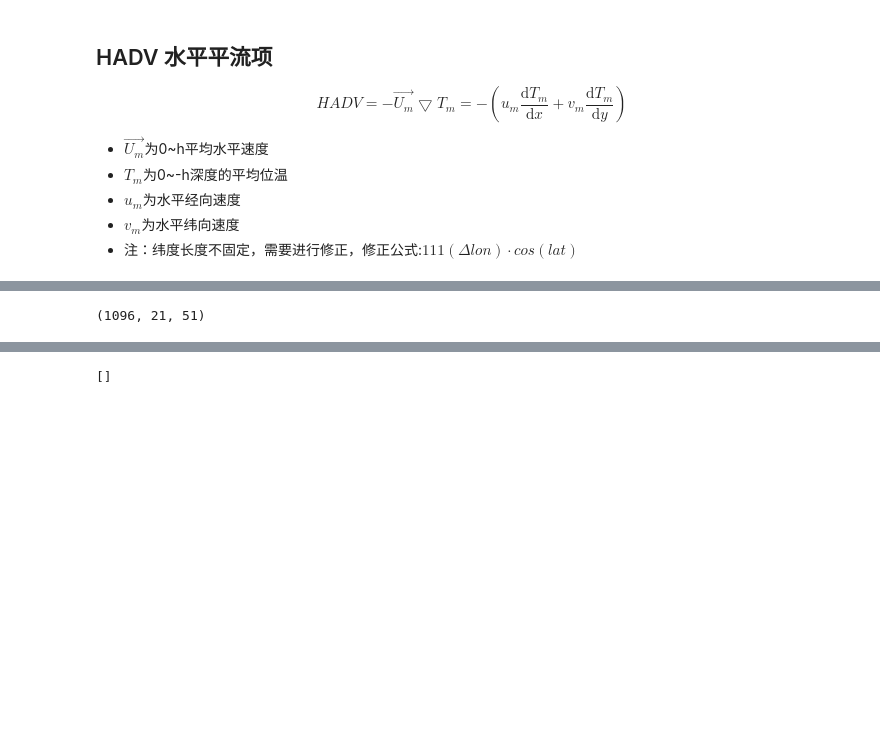
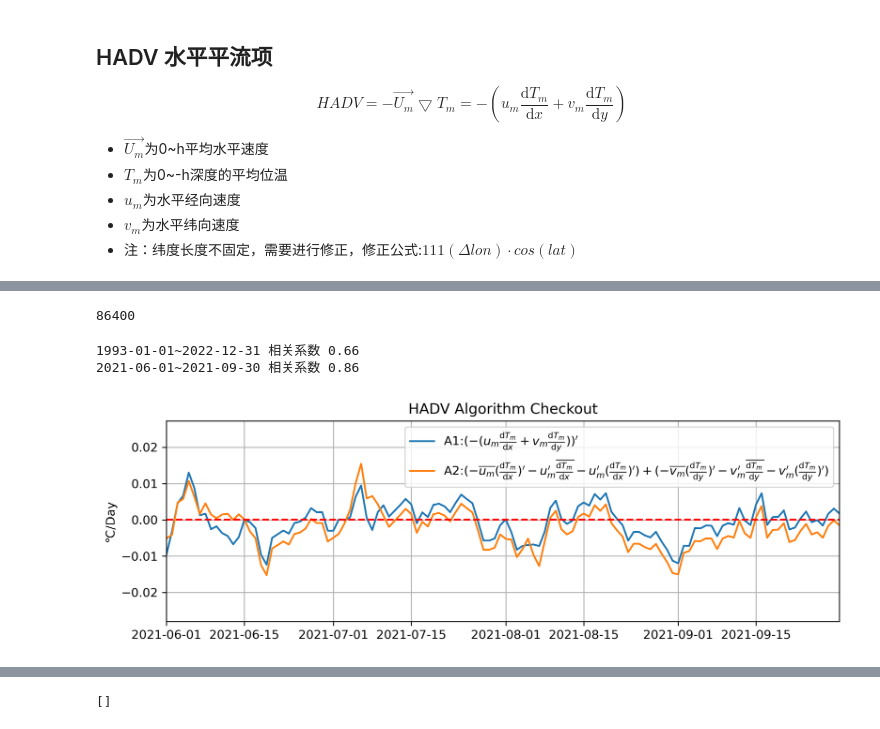
Before and after one commit to Yuhan-xue/heat_budget, a Jupyter notebook: MHW_HB/MHW_0518.ipynb, the cells around one changed output, grey strips where cells are left out. Cells and saved outputs as stored; diff of their text form; code cells hidden in the pictures; blank space fills up the shorter version.

```diff
--- a/MHW_HB/MHW_0518.ipynb
+++ b/MHW_HB/MHW_0518.ipynb
@@ -387,10 +388,10 @@ v_below_mld = np.ma.masked_array(Bran_v, mask=selector)
 vs=np.array(np.nanmean(v_below_mld,axis=1))
 # %%
 
-dx=np.array([(mlt[:,i,1:]-mlt[:,i,:-1])/(111e3/4*np.cos(lat[i]/180*np.pi)) for i in range(0,lat.shape[0])])
+dx=np.array([(mlt[:,i,1:]-mlt[:,i,:-1])/(111e3*2*np.cos(lat[i]/180*np.pi)) for i in range(0,lat.shape[0])])
 dx=np.swapaxes(dx,0,1)
-dy=(mlt[:,1:,:]-mlt[:,:-1,:])/(111e3/4)
+dy=(mlt[:,1:,:]-mlt[:,:-1,:])/(111e3*2)
 # %%
 
 t= np.arange(date(1993,1,1).toordinal(),date(2022,12,31).toordinal()+1)# For ClimCal
-hadv=Ano_allinone(detrend_allinone((us[:,:-1,:-1]*dx[:,:-1,:]+vs[:,:-1,:-1]*dy[:,:,:-1])*-1))
+hadv=detrend_allinone(Ano_allinone((us[:,:-1,:-1]*dx[:,:-1,:]*-1+vs[:,:-1,:-1]*dy[:,:,:-1])*-1))
@@ -407,0 +409,10 @@ plt.grid()
+# %%
+# hadv a2
+hadv_a2=detrend_allinone(
+    Clim_allinone(us[:,:-1,:-1])*Ano_allinone(dx[:,:-1,:])*-1+\
+    Ano_allinone(us[:,:-1,:-1])*Clim_allinone(dx[:,:-1,:])*-1+\
+    Ano_allinone(us[:,:-1,:-1])*Ano_allinone(dx[:,:-1,:])*-1+\
+    Clim_allinone(vs[:,:-1,:-1])*Ano_allinone(dy[:,:,:-1])*-1+\
+    Ano_allinone(vs[:,:-1,:-1])*Clim_allinone(dy[:,:,:-1])*-1+\
+    Ano_allinone(vs[:,:-1,:-1])*Ano_allinone(dy[:,:,:-1])*-1
+    )
@@ -408,3 +430,29 @@ plt.grid()
+# %%
+24*3600
+# %% [output]
+86400
+# %%
+timeind=(times>=pd.to_datetime('2021-06-01'))&(times<=pd.to_datetime('2021-09-30'))
+print(f"1993-01-01~2022-12-31 相关系数 {np.corrcoef(np.nanmean(np.nanmean(hadv[:,:-1,:-1]*24*3600,axis=-1),axis=-1),np.nanmean(np.nanmean(hadv_a2[:,:-1,:-1]*24*3600,axis=-1),axis=-1))[0,1]:.2f}")
+print(f"{times[timeind][0].strftime('%Y-%m-%d')}~{times[timeind][-1].strftime('%Y-%m-%d')} 相关系数 {np.corrcoef(np.nanmean(np.nanmean(hadv[timeind,:-1,:-1]*24*3600,axis=-1),axis=-1),np.nanmean(np.nanmean(hadv_a2[timeind,:-1,:-1]*24*3600,axis=-1),axis=-1))[0,1]:.2f}")
+# %% [output]
+1993-01-01~2022-12-31 相关系数 0.66
+2021-06-01~2021-09-30 相关系数 0.86
+# %%
+plt.figure(figsize=(10,3),dpi=300)
+plt.title('HADV Algorithm Checkout')
+plt.plot(times,np.nanmean(np.nanmean(hadv[:,:-1,:-1]*24*3600,axis=-1),axis=-1),label=r"A1:$(-(u_{m}\frac{\mathrm{d}T_{m}}{\mathrm{d}x}+v_{m}\frac{\mathrm{d}T_{m}}{\mathrm{d}y}))'$")
+plt.plot(times,np.nanmean(np.nanmean(hadv_a2[:,:-1,:-1]*24*3600,axis=-1),axis=-1),label=r"A2:$(-\overline{u_{m}}(\frac{\mathrm{d}T_{m}}{\mathrm{d}x})'-u_{m}'\overline{\frac{\mathrm{d}T_{m}}{\mathrm{d}x}}-u_{m}'(\frac{\mathrm{d}T_{m}}{\mathrm{d}x})')+(-\overline{v_{m}}(\frac{\mathrm{d}T_{m}}{\mathrm{d}y})'-v_{m}'\overline{\frac{\mathrm{d}T_{m}}{\mathrm{d}y}}-v_{m}'(\frac{\mathrm{d}T_{m}}{\mathrm{d}y})')$")
+#plt.plot(times,np.nanmean(np.nanmean(hadv[:,:-1,:-1]*24*3600-hadv_a2[:,:-1,:-1]*24*3600,axis=-1),axis=-1),label="A1-A2")
+plt.legend()
+plt.xlim(times[(times.year==2021)&(times.month==6)&(times.day==1)],times[(times.year==2021)&(times.month==9)&(times.day==30)])
+plt.axhline(y=0, color='r', linestyle='--')
+#plt.ylim(-0.2,0.2)
+plt.ylabel('℃/Day')
+plt.grid()
+#plt.title('hadv')
+# %% [output]
+[figure, added]
 # %%
 np.savez('20230525HeatBudget&HeatWave.npz',mltt=mltt,Q=Q*3600*24,hadv=hadv*24*3600)
 # %%
@@ -417,6 +465,2 @@ np.savez('20230525HeatBudget&HeatWave_2020_2022.npz',
          lon=lon,
          lat=lat)
-# %%
-mltt[(times[1:].year>=2020)].shape
-# %% [output]
-(1096, 21, 51)
```
Also changed, not shown: parts of 14 cells of this notebook, 9 other files.
